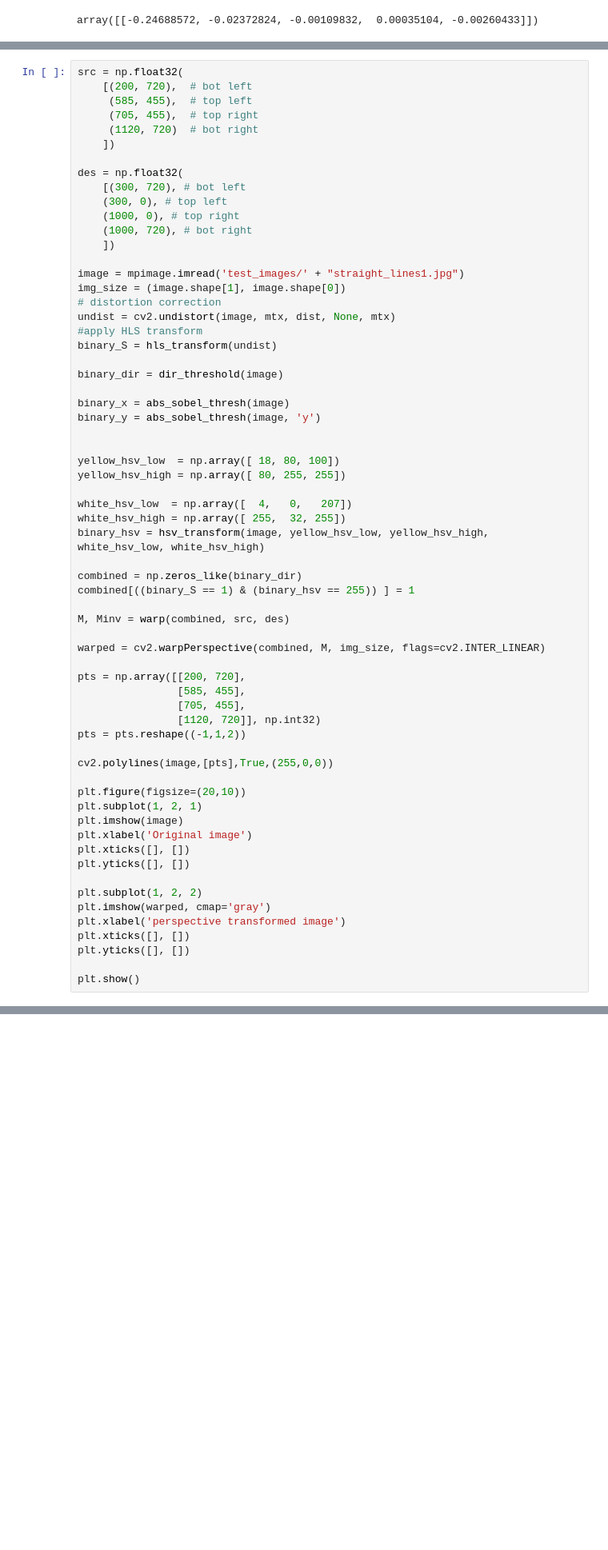
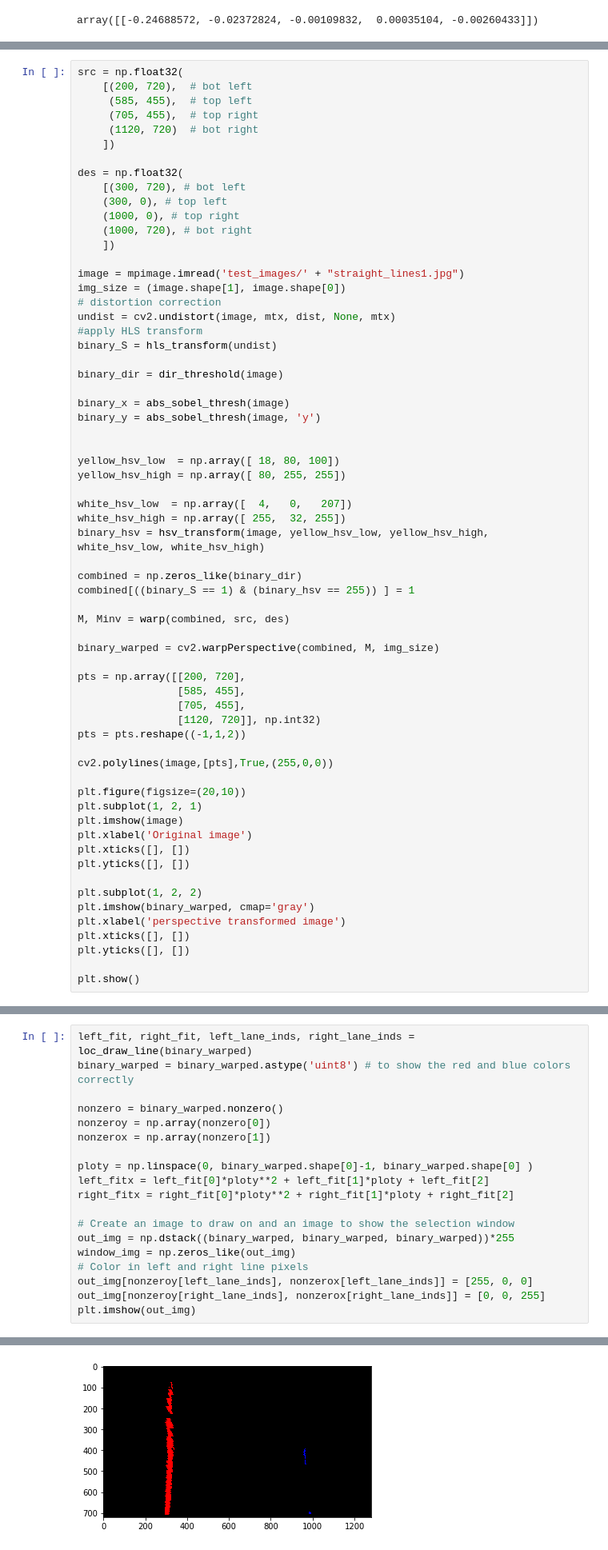
Before and after one commit to LeiLinPARC/CarND_ALL_P4, a Jupyter notebook: model.ipynb, the cells around one changed output, grey strips where cells are left out. Shown at 80% size. Saved outputs shown, nothing was run; the diff lists cells and outputs as text; blank space fills up the shorter version.

Commit message:
locate and draw the line (curve)

```diff
--- a/model.ipynb
+++ b/model.ipynb
@@ -247,7 +247,7 @@ combined[((binary_S == 1) & (binary_hsv == 255)) ] = 1
 
 M, Minv = warp(combined, src, des)
 
-warped = cv2.warpPerspective(combined, M, img_size, flags=cv2.INTER_LINEAR)
+binary_warped = cv2.warpPerspective(combined, M, img_size)
 
 pts = np.array([[200, 720],
                 [585, 455],
@@ -265,7 +265,7 @@ plt.xticks([], [])
 plt.yticks([], [])
 
 plt.subplot(1, 2, 2)
-plt.imshow(warped, cmap='gray')
+plt.imshow(binary_warped, cmap='gray')
 plt.xlabel('perspective transformed image')
 plt.xticks([], [])
 plt.yticks([], [])
@@ -287,0 +354,20 @@ array([[[ 200,  720]],
+# %%
+left_fit, right_fit, left_lane_inds, right_lane_inds = loc_draw_line(binary_warped)
+binary_warped = binary_warped.astype('uint8') # to show the red and blue colors correctly
+
+nonzero = binary_warped.nonzero()
+nonzeroy = np.array(nonzero[0])
+nonzerox = np.array(nonzero[1])
+
+ploty = np.linspace(0, binary_warped.shape[0]-1, binary_warped.shape[0] )
+left_fitx = left_fit[0]*ploty**2 + left_fit[1]*ploty + left_fit[2]
+right_fitx = right_fit[0]*ploty**2 + right_fit[1]*ploty + right_fit[2]
+
+# Create an image to draw on and an image to show the selection window
+out_img = np.dstack((binary_warped, binary_warped, binary_warped))*255
+window_img = np.zeros_like(out_img)
+# Color in left and right line pixels
+out_img[nonzeroy[left_lane_inds], nonzerox[left_lane_inds]] = [255, 0, 0]
+out_img[nonzeroy[right_lane_inds], nonzerox[right_lane_inds]] = [0, 0, 255]
+plt.imshow(out_img)
+# %% [output]
@@ -287,0 +375 @@ array([[[ 200,  720]],
+[figure, added]
```
Also changed, not shown: parts of 6 cells of this notebook.
